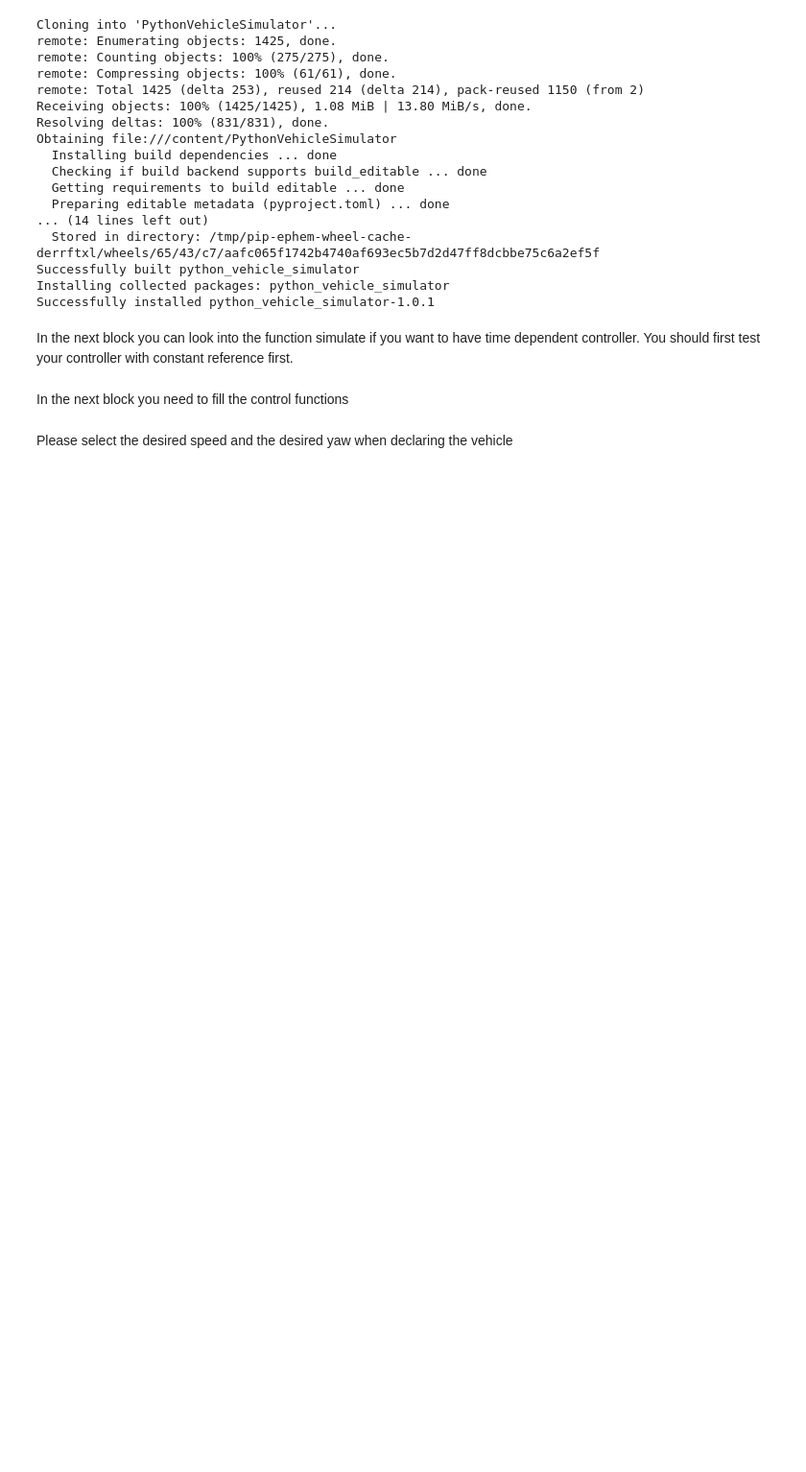
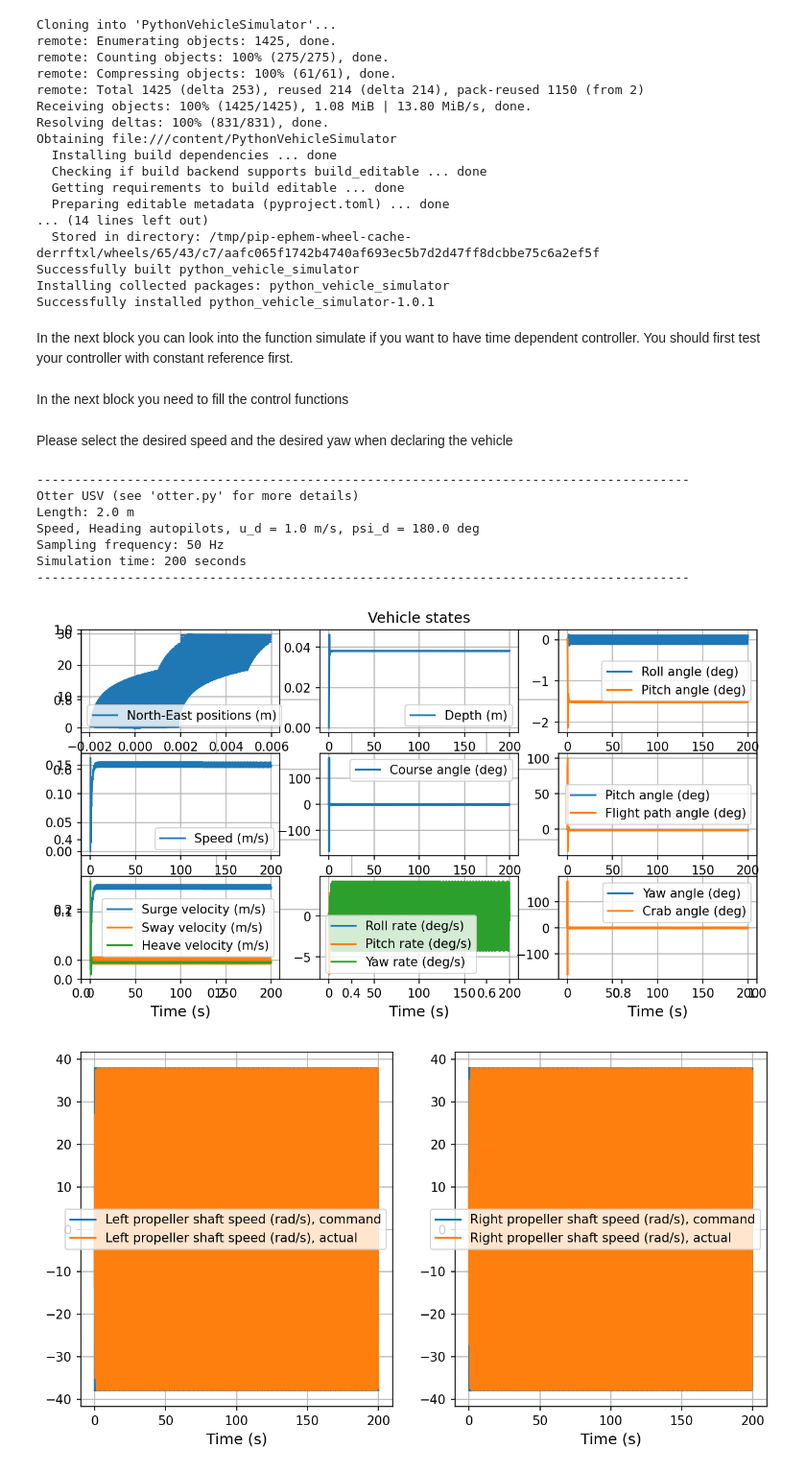
Before and after one commit to chiamara02/simulation_project, a Jupyter notebook: motion_control_V2.ipynb, the cells around one changed output. Shown at 96% size. Drawn from its saved outputs; the diff is of its cells as text; code cells hidden in the pictures; blank space fills up the shorter version.

```diff
--- a/motion_control_V2.ipynb
+++ b/motion_control_V2.ipynb
@@ -161,8 +161,17 @@ class myOtter(otter):
         self.e_psi_int += e_psi * sampleTime
 
         # PID gains
-        Kpu, Kiu = 100, 10# gains for speed
-        Kpy, Kiy, Kdy = 50, 5, 1# gain for heading
+        #Kpu, Kiu = 72, 0.0005 # gains for speed
+        #Kpy, Kiy, Kdy = 200, 0, 0# gain for heading
+        # Speed
+        Kpu = 0
+        Kiu = 0
+
+        # Heading
+        Kpy = 4
+        Kiy = 0
+        Kdy = 0
+
 
         # PID feedback controller with 3rd-order reference model
         tau_X = e_u * Kpu + self.e_u_int * Kiu # forward trust
@@ -170,11 +179,11 @@ class myOtter(otter):
 
         # control allocation, use self.Binv
         tau = np.array([tau_X, tau_N])  # tau = B * u_alloc
-        u_alloc = self.Binv * tau  # u_alloc = inv(B) * tau
+        u_alloc = self.Binv @ tau  # u_alloc = inv(B) * tau
 
         # u_alloc = abs(n) * n --> n = sign(u_alloc) * sqrt(u_alloc)
-        n_left =  np.sign(u_alloc[0]) * np.sqrt(u_alloc[0]) # left thruster
-        n_right = np.sign(u_alloc[1]) * np.sqrt(u_alloc[1]) # right thruster
+        n_left =  np.sign(u_alloc[0]) * np.sqrt(abs(u_alloc[0])) # left thruster
+        n_right = np.sign(u_alloc[1]) * np.sqrt(abs(u_alloc[1])) # right thruster
 
         u_control = np.array([n_left, n_right], float) # left and right RPM
 
@@ -263,10 +272,14 @@ class myRemus1000(remus100):
         self.e_psi_int += e_psi * sampleTime
         self.e_z_int += e_z * sampleTime
 
+        Kpr, kir = 0, 0
+        G1, G2, G3 = 10,0,0
+        Kpn, kin, kdn = 0,0, 0
+
         # PI or PID controllers
-        delta_r =  # rudder angle
-        delta_s =  # stern angle
-        n = # propeller revolution
+        delta_r = e_psi * Kpr + self.e_psi_int * kir # rudder angle
+        delta_s = e_z * G1 - e_pitch * G2 - e_pitch_rate * G3 # stern angle
+        n = e_u * Kpn + self.e_u_int * kin + e_r * kdn # propeller revolution
 
         u_control = np.array([delta_r, delta_s, n], float)
 
@@ -283,15 +296,25 @@ filename = '3D_animation.gif'       # data file for animated GIF
 # %% [markdown]
 Please select the desired speed and the desired yaw when declaring the vehicle
 # %%
-vehicle = myOtter("speedheadingAutopilot",1.,180.,0.,0) # u_d,yaw_d,current_speed,current_heading
+vehicle = myOtter("speedheadingAutopilot",1.0,180.0,0.,0) # u_d,yaw_d,current_speed,current_heading
 printVehicleinfo(vehicle, sampleTime, N)
 # Main simulation loop
 [simTime, simData] = simulate(N, sampleTime, vehicle)
 
 # 3D plots and animation
 plotVehicleStates(simTime, simData, 1)
 plotControls(simTime, simData, vehicle, 2)
 #plot3D(simData, numDataPoints, FPS, filename, 3)
+# %% [output]
+---------------------------------------------------------------------------------------
+Otter USV (see 'otter.py' for more details)
+Length: 2.0 m
+Speed, Heading autopilots, u_d = 1.0 m/s, psi_d = 180.0 deg
+Sampling frequency: 50 Hz
+Simulation time: 200 seconds
+---------------------------------------------------------------------------------------
+[figure, added]
+[figure, added]
 # %%
 vehicle = myRemus1000(controlSystem='speedDepthHeadingPiController', z_d=30, psi_d=50, u_d=1, V_current=0., beta_current=0)
 printVehicleinfo(vehicle, sampleTime, N)
```
Also changed, not shown: parts of 1 cell of this notebook.
